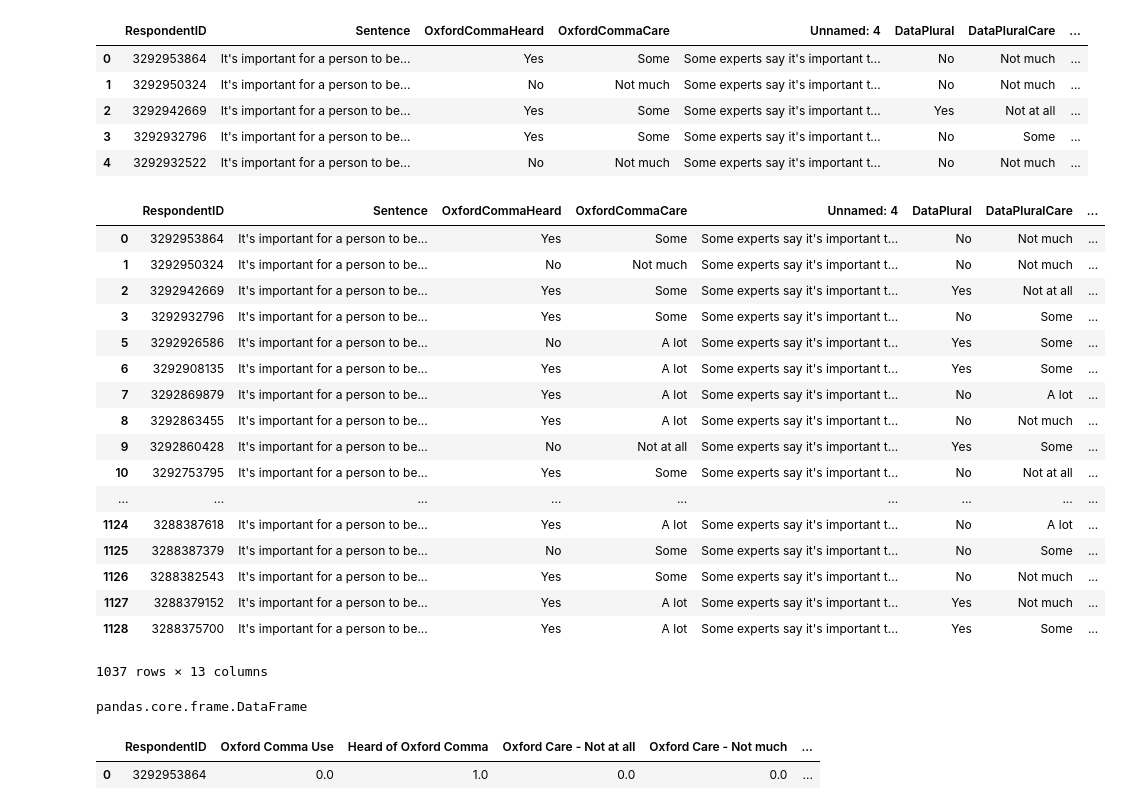
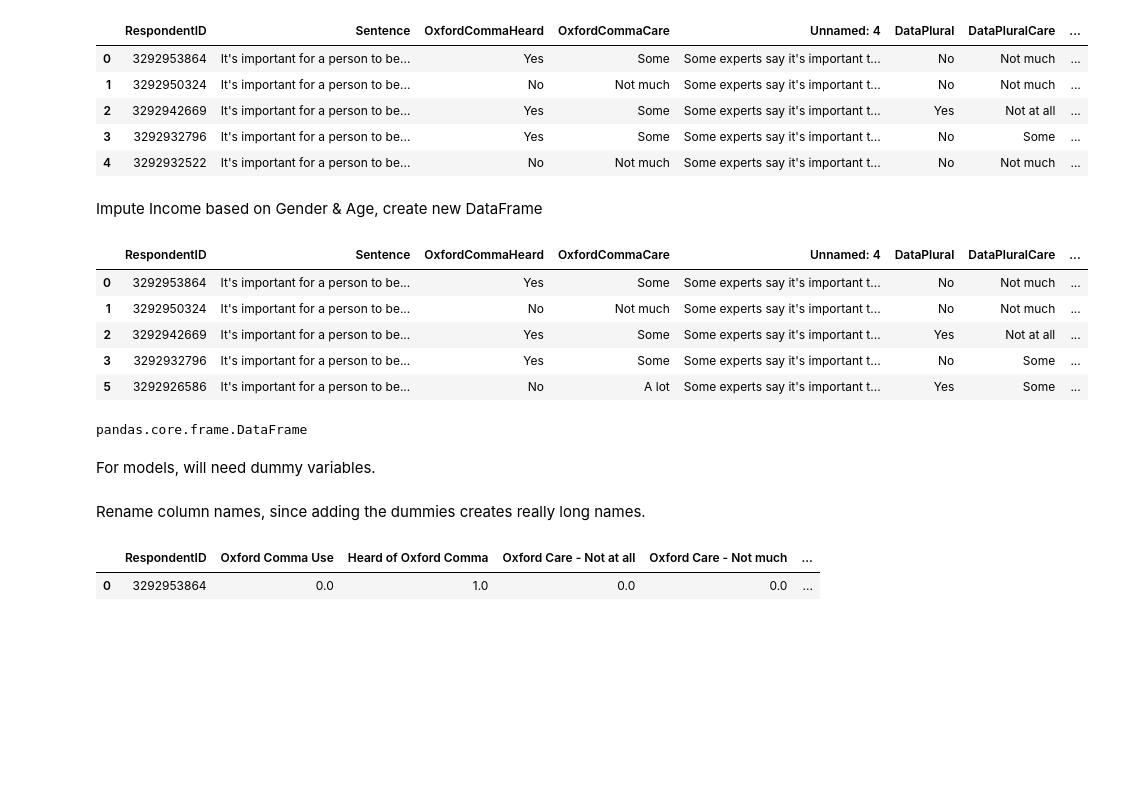
Before and after one commit to Moose2046/MAN6915, a Jupyter notebook: Group Project/Cleaning Datasetv2.ipynb, the cells around one changed output. Saved outputs shown, nothing was run; the diff lists cells and outputs as text; code cells hidden in the pictures; blank space fills up the shorter version.

```diff
--- a/Group Project/Cleaning Datasetv2.ipynb
+++ b/Group Project/Cleaning Datasetv2.ipynb
@@ -18,35 +26,29 @@ df.head()
 | 2 | 3292942669 | It's important for a person to be... | Yes | Some | Some experts say it's important t... | Yes | Not at all | ... |
 | 3 | 3292932796 | It's important for a person to be... | Yes | Some | Some experts say it's important t... | No | Some | ... |
 | 4 | 3292932522 | It's important for a person to be... | No | Not much | Some experts say it's important t... | No | Not much | ... |
+# %% [markdown]
+Impute Income based on Gender & Age, create new DataFrame
 # %%
 df = df.dropna(subset = ['Gender', 'Age'])
 imputed = df.groupby(["Gender", "Age"]).transform(lambda x: x.fillna(x.value_counts().index[0]))
 del df['Income']
 df2 = pd.concat([df, imputed['Income']], axis=1, join='inner')
-df2
+df2.head()
 # %% [output]
 |  | RespondentID | Sentence | OxfordCommaHeard | OxfordCommaCare | Unnamed: 4 | DataPlural | DataPluralCare | ... |
 | 0 | 3292953864 | It's important for a person to be... | Yes | Some | Some experts say it's important t... | No | Not much | ... |
 | 1 | 3292950324 | It's important for a person to be... | No | Not much | Some experts say it's important t... | No | Not much | ... |
 | 2 | 3292942669 | It's important for a person to be... | Yes | Some | Some experts say it's important t... | Yes | Not at all | ... |
 | 3 | 3292932796 | It's important for a person to be... | Yes | Some | Some experts say it's important t... | No | Some | ... |
 | 5 | 3292926586 | It's important for a person to be... | No | A lot | Some experts say it's important t... | Yes | Some | ... |
-| 6 | 3292908135 | It's important for a person to be... | Yes | A lot | Some experts say it's important t... | Yes | Some | ... |
-| 7 | 3292869879 | It's important for a person to be... | Yes | A lot | Some experts say it's important t... | No | A lot | ... |
-| 8 | 3292863455 | It's important for a person to be... | Yes | A lot | Some experts say it's important t... | No | Not much | ... |
-| 9 | 3292860428 | It's important for a person to be... | No | Not at all | Some experts say it's important t... | Yes | Some | ... |
-| 10 | 3292753795 | It's important for a person to be... | Yes | Some | Some experts say it's important t... | No | Not at all | ... |
-| ... | ... | ... | ... | ... | ... | ... | ... | ... |
-| 1124 | 3288387618 | It's important for a person to be... | Yes | A lot | Some experts say it's important t... | No | A lot | ... |
-| 1125 | 3288387379 | It's important for a person to be... | No | Some | Some experts say it's important t... | No | Some | ... |
-| 1126 | 3288382543 | It's important for a person to be... | Yes | Some | Some experts say it's important t... | No | Not much | ... |
-| 1127 | 3288379152 | It's important for a person to be... | Yes | A lot | Some experts say it's important t... | Yes | Not much | ... |
-| 1128 | 3288375700 | It's important for a person to be... | Yes | A lot | Some experts say it's important t... | Yes | Some | ... |
-1037 rows × 13 columns
 # %%
 type(df2)
 # %% [output]
 pandas.core.frame.DataFrame
+# %% [markdown]
+For models, will need dummy variables.
 # %%
 df3 = pd.get_dummies(df2, drop_first= True)
+# %% [markdown]
+Rename column names, since adding the dummies creates really long names.
 # %%
```
Also changed, not shown: parts of 31 cells of this notebook.
